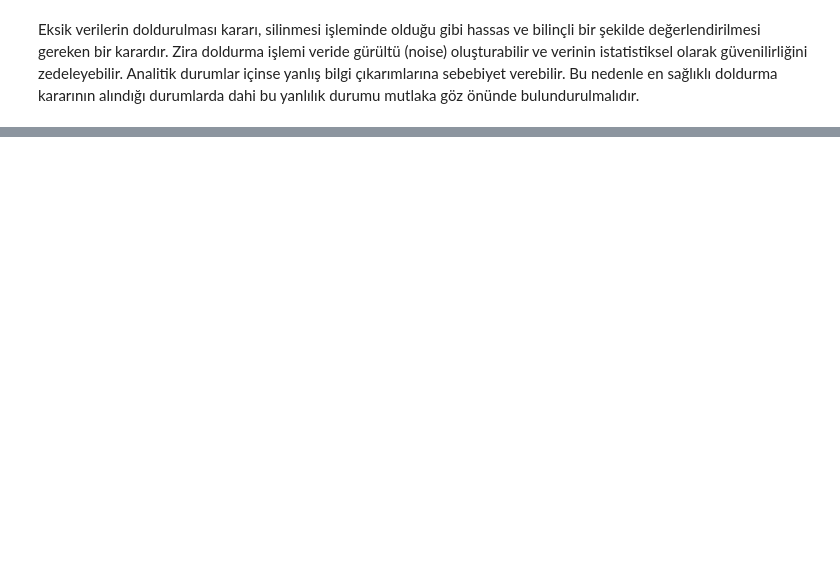
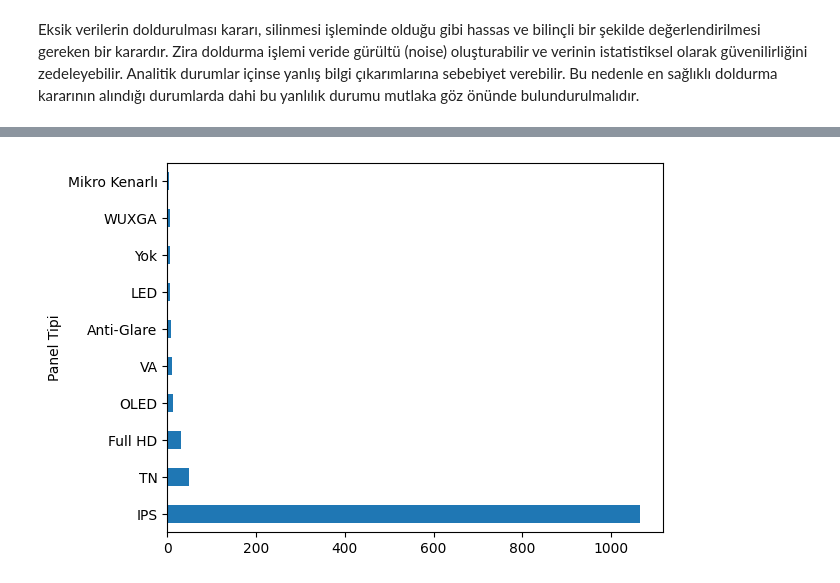
Before and after one commit to ikriyusuf/Laptop-Price-Prediction, a Jupyter notebook: data_manipulation.ipynb, the cells around one changed output, grey strips where cells are left out. Cells and saved outputs as stored; diff of their text form; code cells hidden in the pictures; blank space fills up the shorter version.

```diff
--- a/data_manipulation.ipynb
+++ b/data_manipulation.ipynb
@@ -331,0 +907,3 @@ list(df_fillna.columns)
+# %%
+df = df_fillna.copy()
+df.info()
@@ -331,0 +1003,5 @@ list(df_fillna.columns)
+# %%
+# Kategorik bir değişkendeki kategorilerin gözlem sayılarını basitçe görselleştirelim.
+df['Panel Tipi'].value_counts().plot.barh();
+# %% [output]
+[figure, added]
```
Also changed, not shown: parts of 82 cells of this notebook, 6 other files.
